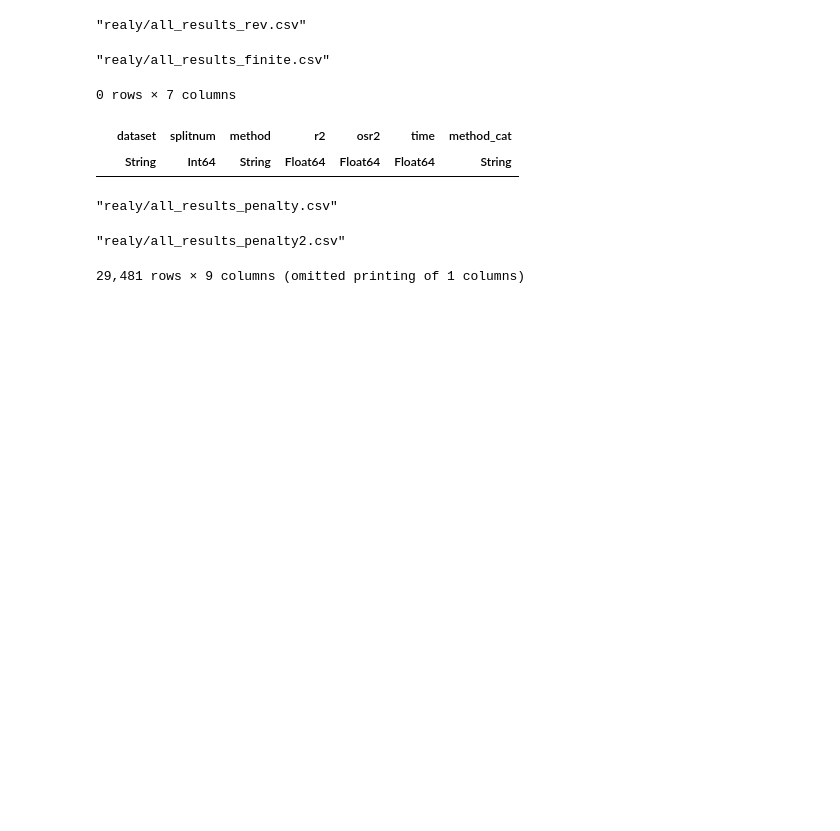
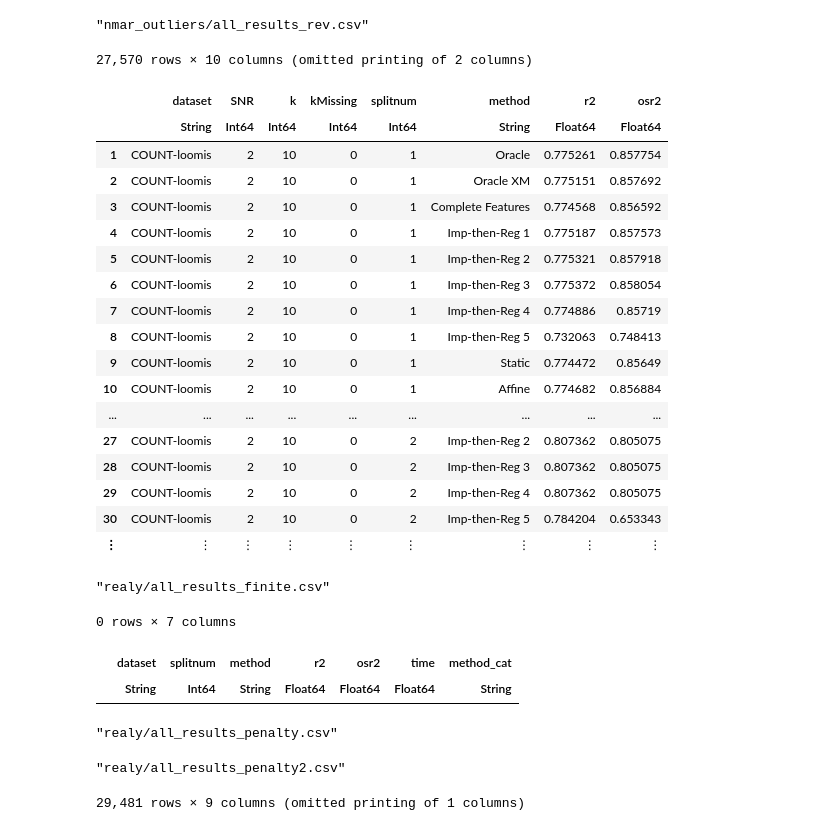
Before and after one commit to adelarue/PMD, a Jupyter notebook: results/Compile results together.ipynb, the cells around one changed output. Drawn from its saved outputs; the diff is of its cells as text; code cells hidden in the pictures; blank space fills up the shorter version.

```diff
--- a/results/Compile results together.ipynb
+++ b/results/Compile results together.ipynb
@@ -1,7 +1,7 @@
 # %%
 using CSV, DataFrames, Statistics
 # %%
-directory = "realy/"
+directory = "nmar_outliers/"
 subdir="revisions/"
 filelist = [f for f in readdir(directory*subdir) if endswith(f, ".csv") && f ∉ ["all_results.csv","all_results_new.csv"]]
 res = similar(CSV.read(directory*subdir*filelist[1], DataFrame),0)
@@ -11,10 +11,33 @@ end
 # filter!(t -> t[:k] > 0, res) #Remove dataset with only a bias term
 res[!,:method_cat] = map(t -> startswith(t, "Imp-then-Reg") ? "Imp-then-Reg" : t, res[:,:method]);
 # %%
-baselineres = filter(t -> t[:method_cat] ∈ ["Complete Features", "Imp-then-Reg"], res)
+# baselineres = filter(t -> t[:method_cat] ∈ ["Complete Features", "Imp-then-Reg"], res)
+baselineres = deepcopy(res)
 CSV.write(directory*"all_results_rev.csv", baselineres)
 # %% [output]
-"realy/all_results_rev.csv"
+"nmar_outliers/all_results_rev.csv"
+# %%
+baselineres
+# %% [output]
+27,570 rows × 10 columns (omitted printing of 2 columns)
+|  | dataset | SNR | k | kMissing | splitnum | method | r2 | osr2 |
+|  | String | Int64 | Int64 | Int64 | Int64 | String | Float64 | Float64 |
+| 1 | COUNT-loomis | 2 | 10 | 0 | 1 | Oracle | 0.775261 | 0.857754 |
+| 2 | COUNT-loomis | 2 | 10 | 0 | 1 | Oracle XM | 0.775151 | 0.857692 |
+| 3 | COUNT-loomis | 2 | 10 | 0 | 1 | Complete Features | 0.774568 | 0.856592 |
+| 4 | COUNT-loomis | 2 | 10 | 0 | 1 | Imp-then-Reg 1 | 0.775187 | 0.857573 |
+| 5 | COUNT-loomis | 2 | 10 | 0 | 1 | Imp-then-Reg 2 | 0.775321 | 0.857918 |
+| 6 | COUNT-loomis | 2 | 10 | 0 | 1 | Imp-then-Reg 3 | 0.775372 | 0.858054 |
+| 7 | COUNT-loomis | 2 | 10 | 0 | 1 | Imp-then-Reg 4 | 0.774886 | 0.85719 |
+| 8 | COUNT-loomis | 2 | 10 | 0 | 1 | Imp-then-Reg 5 | 0.732063 | 0.748413 |
+| 9 | COUNT-loomis | 2 | 10 | 0 | 1 | Static | 0.774472 | 0.85649 |
+| 10 | COUNT-loomis | 2 | 10 | 0 | 1 | Affine | 0.774682 | 0.856884 |
+| ... | ... | ... | ... | ... | ... | ... | ... | ... |
+| 27 | COUNT-loomis | 2 | 10 | 0 | 2 | Imp-then-Reg 2 | 0.807362 | 0.805075 |
+| 28 | COUNT-loomis | 2 | 10 | 0 | 2 | Imp-then-Reg 3 | 0.807362 | 0.805075 |
+| 29 | COUNT-loomis | 2 | 10 | 0 | 2 | Imp-then-Reg 4 | 0.807362 | 0.805075 |
+| 30 | COUNT-loomis | 2 | 10 | 0 | 2 | Imp-then-Reg 5 | 0.784204 | 0.653343 |
+| ⋮ | ⋮ | ⋮ | ⋮ | ⋮ | ⋮ | ⋮ | ⋮ | ⋮ |
 # %%
 finiteres = filter(t -> t[:method_cat] ∈ ["Finite"], res)
 CSV.write(directory*"all_results_finite.csv", finiteres)
```
Also changed, not shown: 4 other files.
